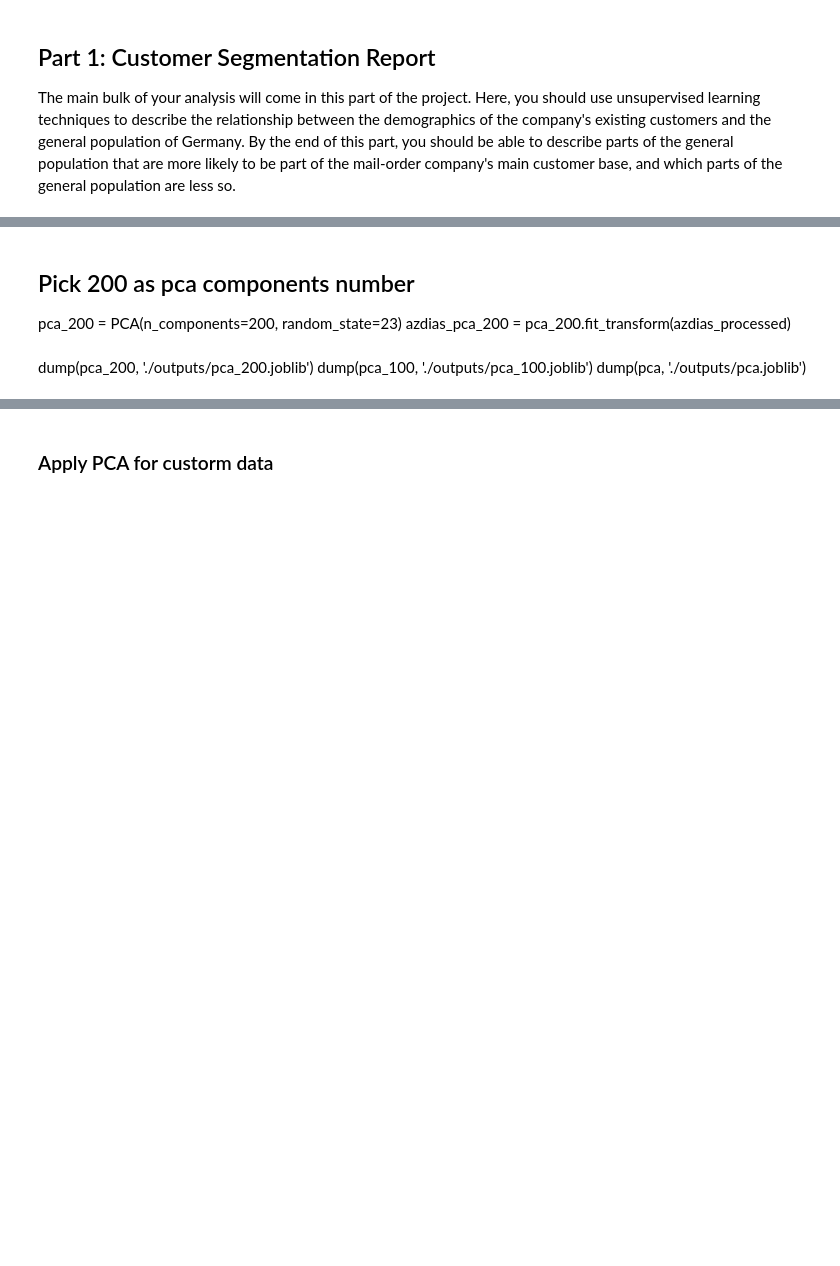
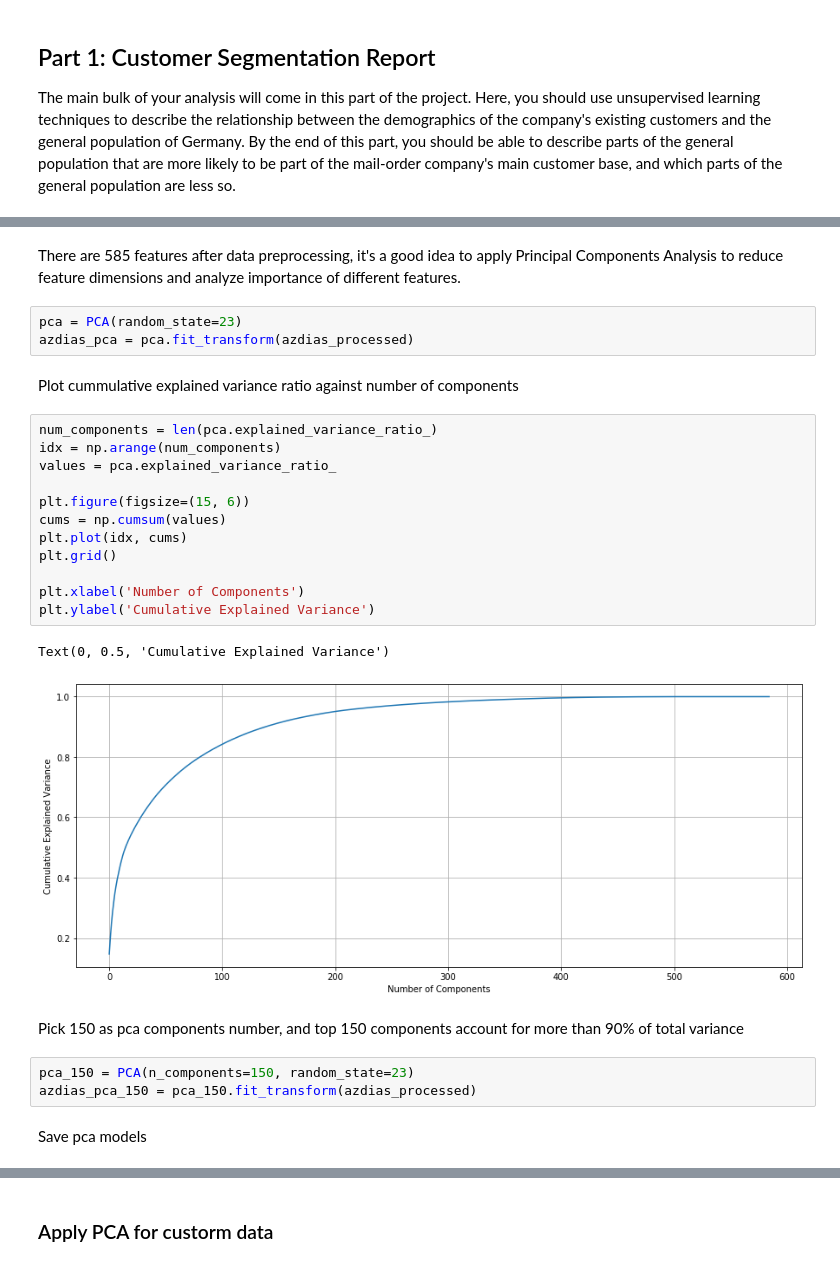
Before and after one commit to wanlipu/arvato, a Jupyter notebook: Arvato_Project_workbook_final_final.ipynb, the cells around one changed output, grey strips where cells are left out. Drawn from its saved outputs; the diff is of its cells as text; blank space fills up the shorter version.

```diff
--- a/Arvato_Project_workbook_final_final.ipynb
+++ b/Arvato_Project_workbook_final_final.ipynb
@@ -1202,8 +1180,29 @@ azdias_pca_100 = pca_100.fit_transform(azdias_processed)
-# %% [markdown]
-## Pick 200 as pca components number
-pca_200 = PCA(n_components=200, random_state=23)
-azdias_pca_200 = pca_200.fit_transform(azdias_processed)
-# %% [markdown]
-dump(pca_200, './outputs/pca_200.joblib')
-dump(pca_100, './outputs/pca_100.joblib')
-dump(pca, './outputs/pca.joblib')
+# %% [markdown]
+There are 585 features after data preprocessing, it's  a good idea to apply Principal Components Analysis to reduce feature dimensions and analyze importance of different features.
+# %%
+pca = PCA(random_state=23)
+azdias_pca = pca.fit_transform(azdias_processed)
+# %% [markdown]
+Plot cummulative explained variance ratio against number of components
+# %%
+num_components = len(pca.explained_variance_ratio_)
+idx = np.arange(num_components)
+values = pca.explained_variance_ratio_
+
+plt.figure(figsize=(15, 6))
+cums = np.cumsum(values)
+plt.plot(idx, cums)
+plt.grid()
+
+plt.xlabel('Number of Components')
+plt.ylabel('Cumulative Explained Variance')
+# %% [output]
+Text(0, 0.5, 'Cumulative Explained Variance')
+[figure, added]
+# %% [markdown]
+Pick 150 as pca components number, and top 150 components account for more than 90% of total variance
+# %%
+pca_150 = PCA(n_components=150, random_state=23)
+azdias_pca_150 = pca_150.fit_transform(azdias_processed)
+# %% [markdown]
+Save pca models
```
Also changed, not shown: parts of 133 cells of this notebook.
